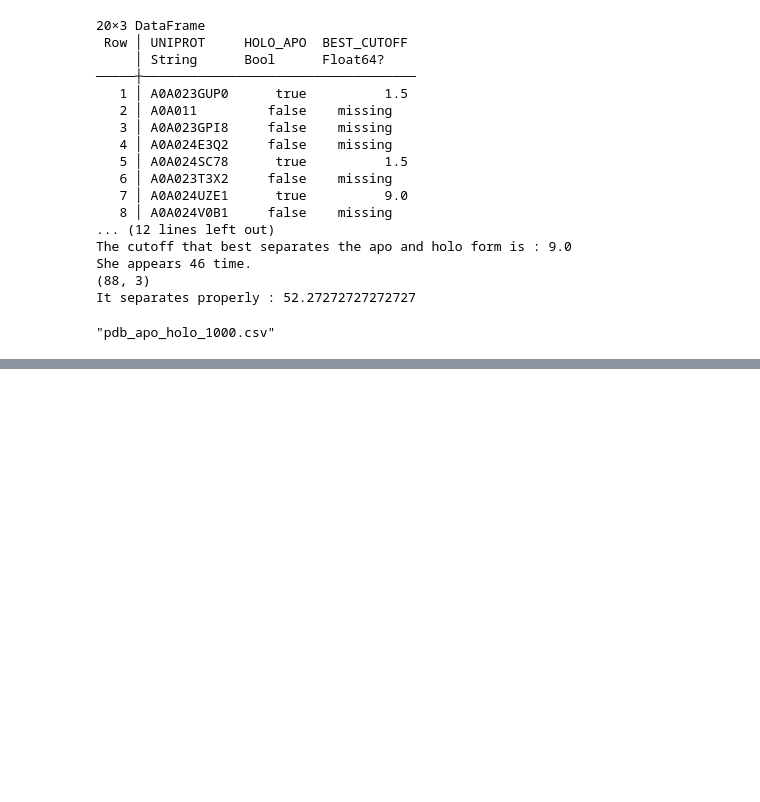
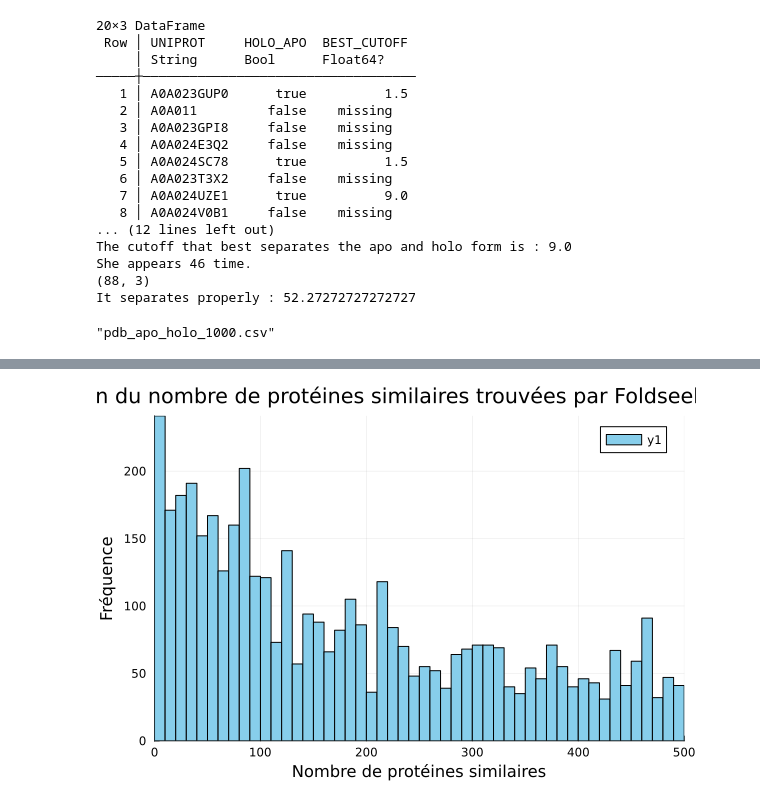
Before and after one commit to diegozea/AlphaConformers.jl, a Jupyter notebook: scripts/visualisation_mapping.ipynb, the cells around one changed output, grey strips where cells are left out. Saved outputs shown, nothing was run; the diff lists cells and outputs as text; code cells hidden in the pictures; blank space fills up the shorter version.

```diff
--- a/scripts/visualisation_mapping.ipynb
+++ b/scripts/visualisation_mapping.ipynb
@@ -306,0 +309,9 @@ It separates properly : 52.27272727272727
+# %%
+using DataFrames
+import CSV
+#Importation des données
+file_path_df_final="pdb_information_details_final_mutation_cluster_reformatted_filter_foldseek2.csv"
+df=DataFrames.DataFrame(CSV.File(file_path_df_final,
+comment="#", missingstring=["", "None"])) # Output DF with PDB CHAIN RESOLUTION SITE LIGAND
+println(first(df,20))
+println(size(df))
@@ -306,0 +336,13 @@ It separates properly : 52.27272727272727
+# %%
+using Plots
+histogram(df.NB_SIMILAR_PROT,
+    title = "Répartition du nombre de protéines similaires trouvées par Foldseek (Cutoff 1e-5)",
+    xlabel = "Nombre de protéines similaires",
+    ylabel = "Fréquence",
+    bins = 0:10:500,          # intervalles de 0 à 100 avec un pas de 5
+    xlims = (0, 500),
+    color = :skyblue,
+    edgecolor = :black
+)
+# %% [output]
+[figure, added]
```
Also changed, not shown: parts of 2 cells of this notebook, 3 other files.
